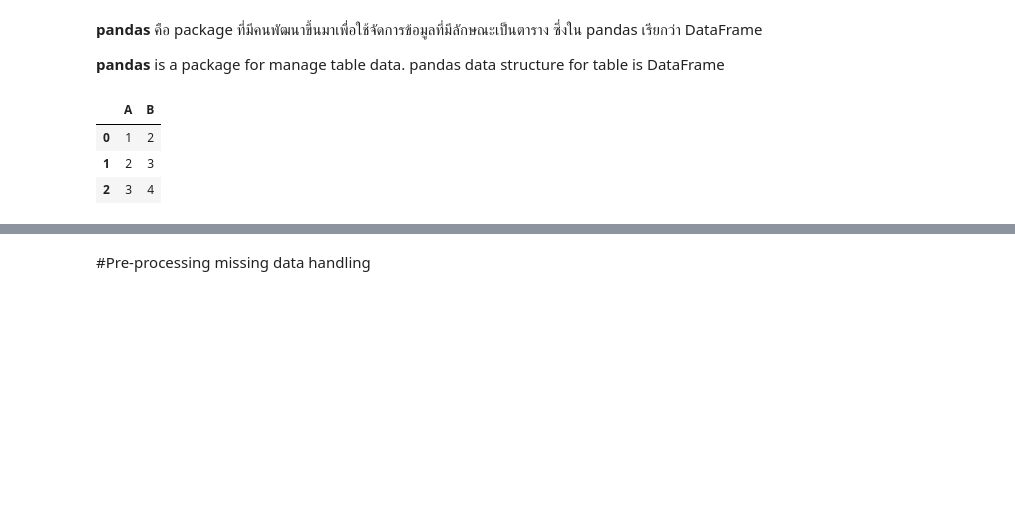
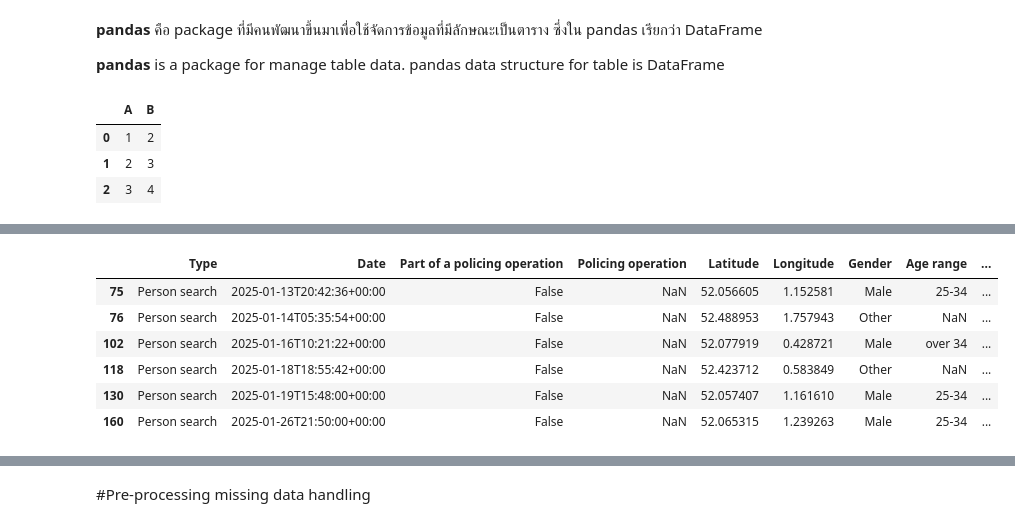
Before and after one commit to bbamknp2018/MSC_DPDM_2025, a Jupyter notebook: Data101_(dpdm24)_Chapter2.ipynb, the cells around one changed output, grey strips where cells are left out. Drawn from its saved outputs; the diff is of its cells as text; code cells hidden in the pictures; blank space fills up the shorter version.

```diff
--- a/Data101_(dpdm24)_Chapter2.ipynb
+++ b/Data101_(dpdm24)_Chapter2.ipynb
@@ -35,0 +36,10 @@ pd.read_csv('/content/2025-01-warwickshire-stop-and-search.csv')
+# %%
+SS_df[SS_df.isnull()['Officer-defined ethnicity']] #ค่าในOfficer-defined ethnicityเป็น NaN ดูว่าค่าผิดปกติยังไง
+# %% [output]
+|  | Type | Date | Part of a policing operation | Policing operation | Latitude | Longitude | Gender | Age range | ... |
+| 75 | Person search | 2025-01-13T20:42:36+00:00 | False | NaN | 52.056605 | 1.152581 | Male | 25-34 | ... |
+| 76 | Person search | 2025-01-14T05:35:54+00:00 | False | NaN | 52.488953 | 1.757943 | Other | NaN | ... |
+| 102 | Person search | 2025-01-16T10:21:22+00:00 | False | NaN | 52.077919 | 0.428721 | Male | over 34 | ... |
+| 118 | Person search | 2025-01-18T18:55:42+00:00 | False | NaN | 52.423712 | 0.583849 | Other | NaN | ... |
+| 130 | Person search | 2025-01-19T15:48:00+00:00 | False | NaN | 52.057407 | 1.161610 | Male | 25-34 | ... |
+| 160 | Person search | 2025-01-26T21:50:00+00:00 | False | NaN | 52.065315 | 1.239263 | Male | 25-34 | ... |
```
Also changed, not shown: parts of 6 cells of this notebook.
